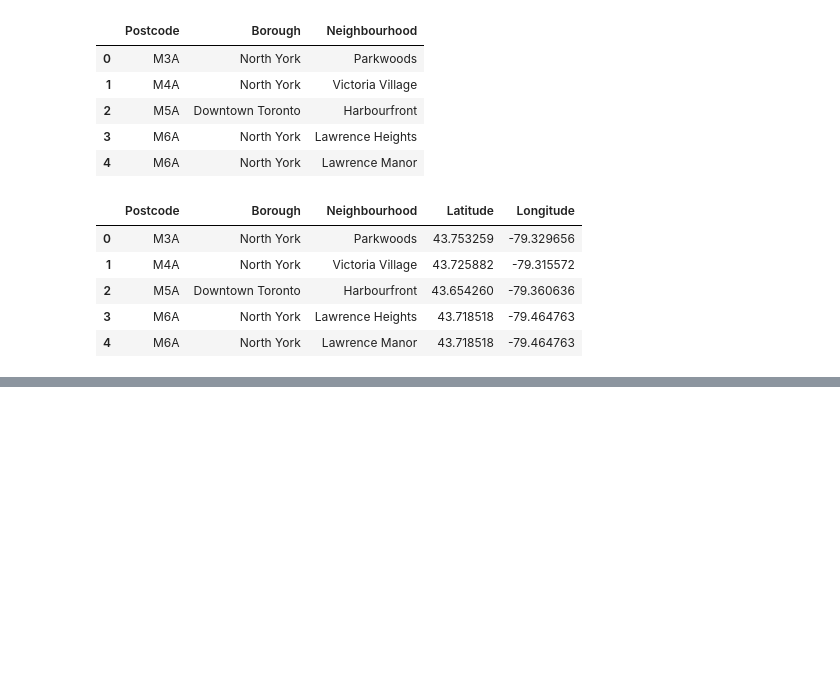
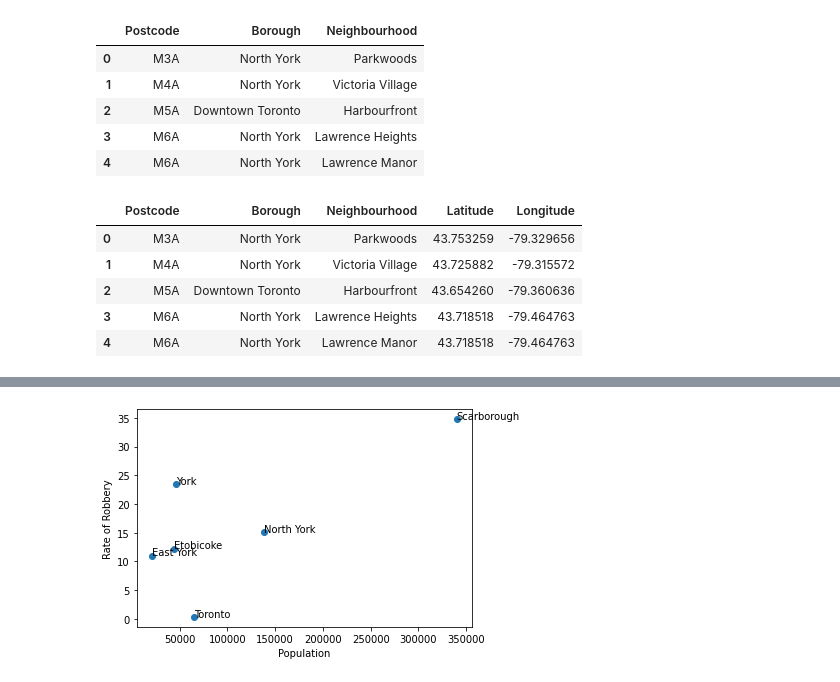
Before and after one commit to yash-patel268/Segmenting-and-Clustering-Neighborhoods-in-Toronto, a Jupyter notebook: Segmenting and Clustering Neighborhoods in Toronto.ipynb, the cells around one changed output, grey strips where cells are left out. Saved outputs shown, nothing was run; the diff lists cells and outputs as text; code cells hidden in the pictures; blank space fills up the shorter version.

```diff
--- a/Segmenting and Clustering Neighborhoods in Toronto.ipynb
+++ b/Segmenting and Clustering Neighborhoods in Toronto.ipynb
@@ -314,3 +343,18 @@ plt.show()
+# %%
+x=[dfC3PopSum, dfC4PopSum, dfC5PopSum, dfC1PopSum, dfC6PopSum, dfC2PopSum]
+y=[dfC3CrimeAvg, dfC4CrimeAvg, dfC5CrimeAvg, dfC1CrimeAvg, dfC6CrimeAvg, dfC2CrimeAvg]
+label=["Etobicoke", "Toronto", "York", "Scarborough", "East York", "North York"]
+
+fig, ax = plt.subplots()
+ax.scatter(x, y)
+
+for i, txt in enumerate(label):
+    ax.annotate(txt, (x[i], y[i]))
+plt.ylabel("Rate of Robbery")
+plt.xlabel("Population")
+plt.show()
+# %% [output]
+[figure, added]
 # %%
 mapClusterWithStations = folium.Map(location=[latitude, longitude], zoom_start=10)
 
```
Also changed, not shown: parts of 8 cells of this notebook.
